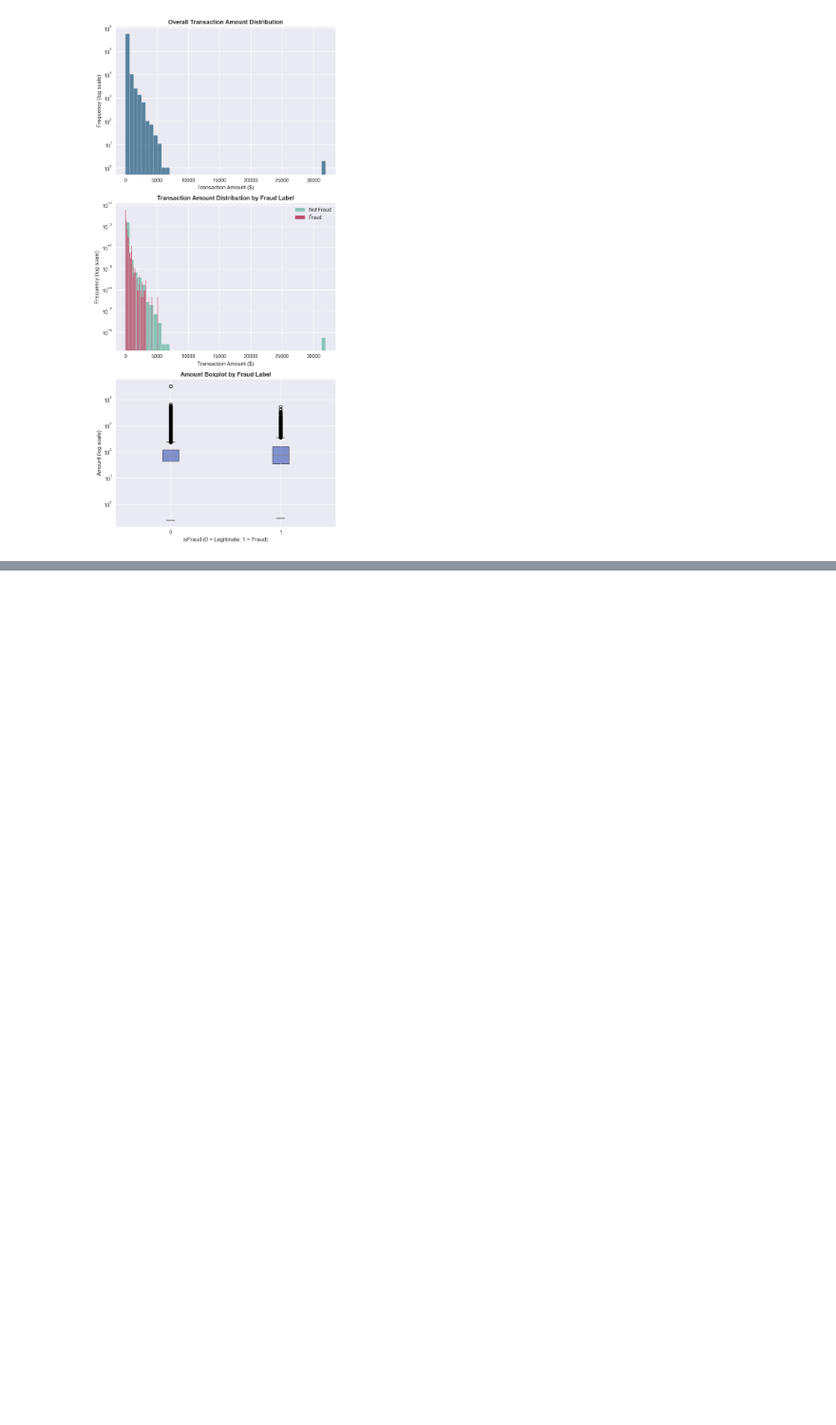
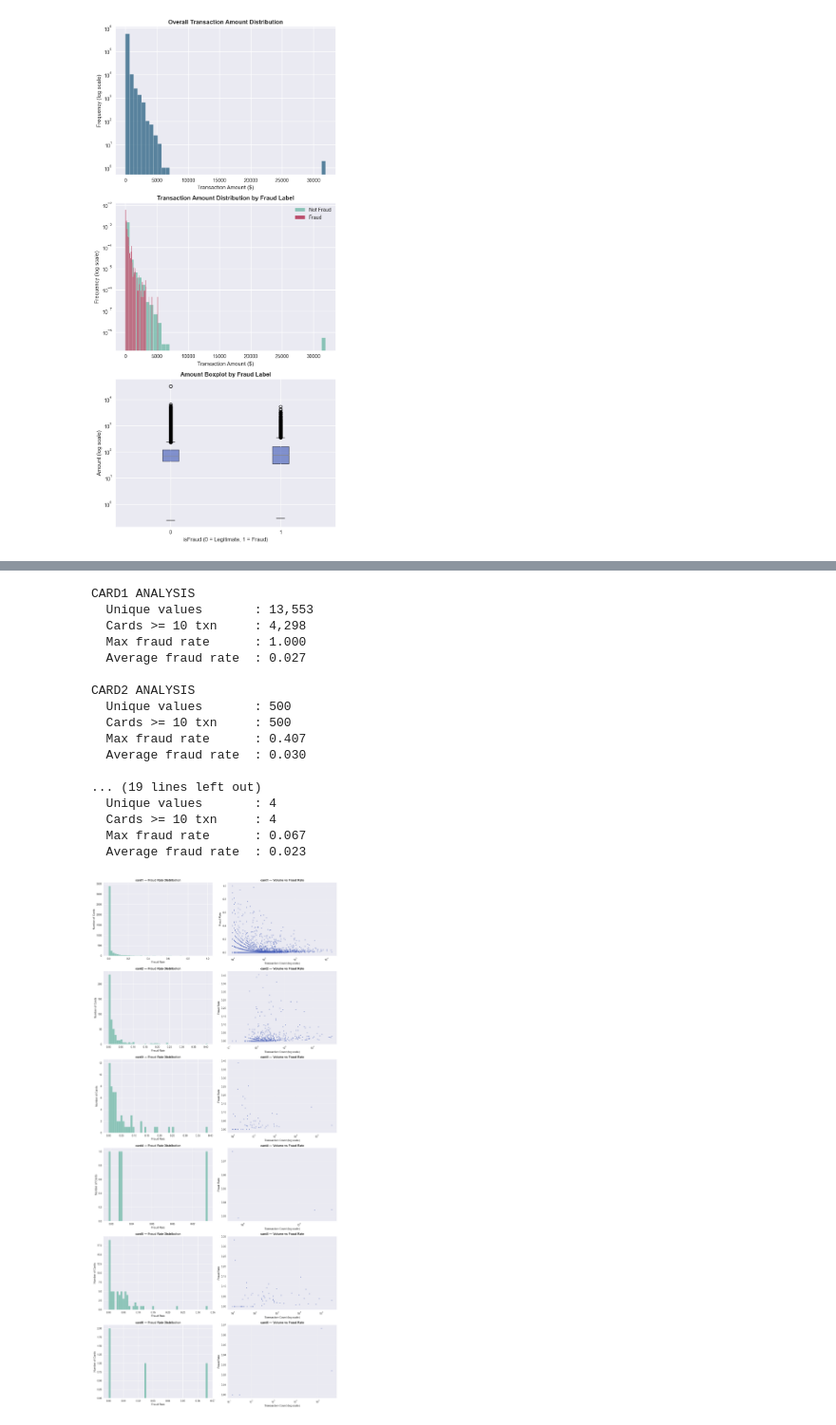
Before and after one commit to gussgary/Financial-Fraud-Detection, a Jupyter notebook: Fraud_Detection_Analysis.ipynb, the cells around one changed output, grey strips where cells are left out. Shown at 95% size. Saved outputs shown, nothing was run; the diff lists cells and outputs as text; code cells hidden in the pictures; blank space fills up the shorter version.

```diff
--- a/Fraud_Detection_Analysis.ipynb
+++ b/Fraud_Detection_Analysis.ipynb
@@ -248,0 +312,54 @@ max      31937.3900  5191.0000
+# %%
+card_cols = [col for col in merge_train_df.columns if col.startswith('card')]
+
+fig, axes = plt.subplots(len(card_cols), 2, figsize=(14, 5 * len(card_cols)))
+
+for i, card in enumerate(card_cols):
+    card_stats = (
+        merge_train_df.groupby(card)['isFraud']
+        .agg(count='count', fraud_sum='sum', fraud_rate='mean')
+        .query('count >= 10')
+        .sort_values('fraud_rate', ascending=False)
+    )
+
+    print(f'\n{card.upper()} ANALYSIS')
+    print(f'  Unique values       : {merge_train_df[card].nunique():,}')
+    print(f'  Cards >= 10 txn     : {len(card_stats):,}')
+    print(f'  Max fraud rate      : {card_stats["fraud_rate"].max():.3f}')
+    print(f'  Average fraud rate  : {card_stats["fraud_rate"].mean():.3f}')
+
+    # Fraud rate distribution
+    axes[i, 0].hist(card_stats['fraud_rate'], bins=50, color='#72BAA9', edgecolor='white', alpha=0.8)
+    axes[i, 0].set_xlabel('Fraud Rate')
+    axes[i, 0].set_ylabel('Number of Cards')
+    axes[i, 0].set_title(f'{card} — Fraud Rate Distribution', fontweight='bold')
+
+    # Volume vs fraud rate
+    axes[i, 1].scatter(card_stats['count'], card_stats['fraud_rate'], alpha=0.5, s=10, color='#3852B4')
+    axes[i, 1].set_xscale('log')
+    axes[i, 1].set_xlabel('Transaction Count (log scale)')
+    axes[i, 1].set_ylabel('Fraud Rate')
+    axes[i, 1].set_title(f'{card} — Volume vs Fraud Rate', fontweight='bold')
+    axes[i, 1].grid(True, alpha=0.3)
+
+plt.tight_layout()
+plt.show()
+# %% [output]
+CARD1 ANALYSIS
+  Unique values       : 13,553
+  Cards >= 10 txn     : 4,298
+  Max fraud rate      : 1.000
+  Average fraud rate  : 0.027
+
+CARD2 ANALYSIS
+  Unique values       : 500
+  Cards >= 10 txn     : 500
+  Max fraud rate      : 0.407
+  Average fraud rate  : 0.030
+
+... (19 lines left out)
+  Unique values       : 4
+  Cards >= 10 txn     : 4
+  Max fraud rate      : 0.067
+  Average fraud rate  : 0.023
+[figure, added]
```
Also changed, not shown: parts of 7 cells of this notebook.
